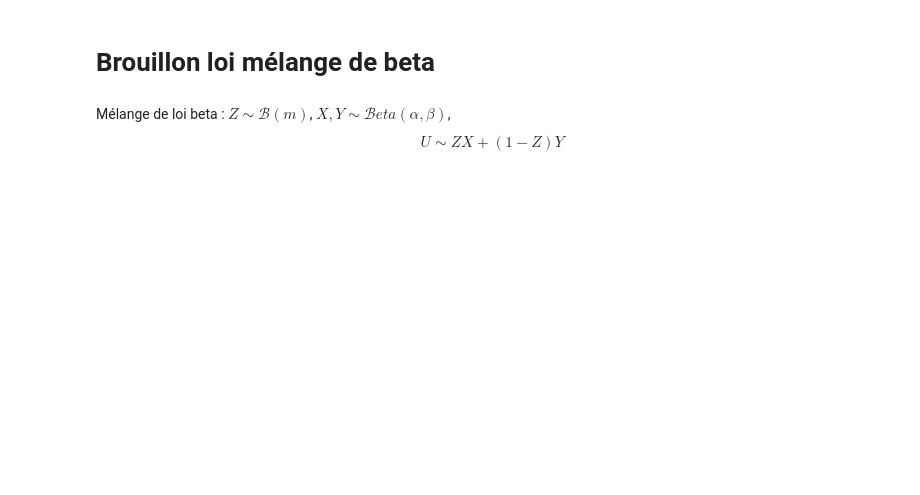
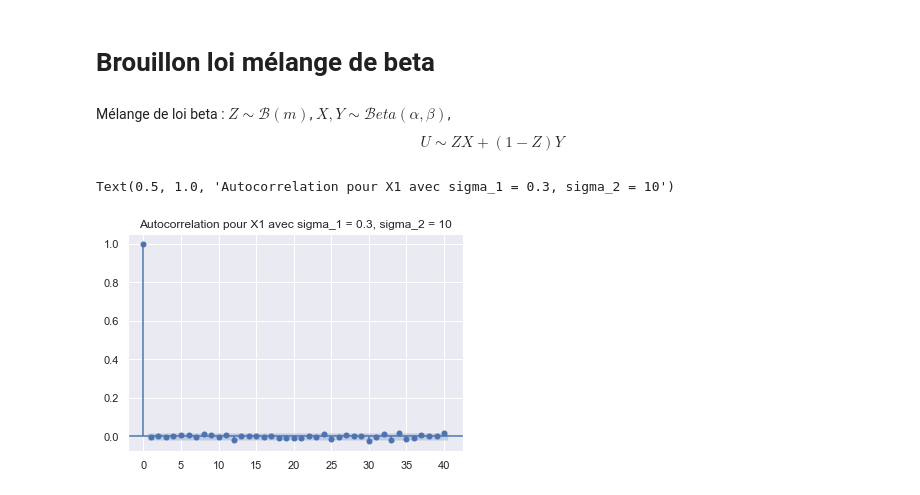
Before and after one commit to erialc-cal/MCM_Listeria_Prevalence, a Jupyter notebook: explo_claire_2.ipynb, the cells around one changed output. Cells and saved outputs as stored; diff of their text form; code cells hidden in the pictures; blank space fills up the shorter version.

```diff
--- a/explo_claire_2.ipynb
+++ b/explo_claire_2.ipynb
@@ -364,3 +379,9 @@ z=np.zeros(N)
 
 for n in tqdm(range(1, 10000)):
     y[n] = mwg_beta(y[n-1],sigma_1=0.5,sigma_2=2,m=1/2)
+# %%
+plot_acf(y[:,0])
+plt.title(f"Autocorrelation pour X{1} avec sigma_1 = {0.3}, sigma_2 = {10}")
+# %% [output]
+Text(0.5, 1.0, 'Autocorrelation pour X1 avec sigma_1 = 0.3, sigma_2 = 10')
+[figure, added]
```
Also changed, not shown: parts of 7 cells of this notebook, 5 other files.
